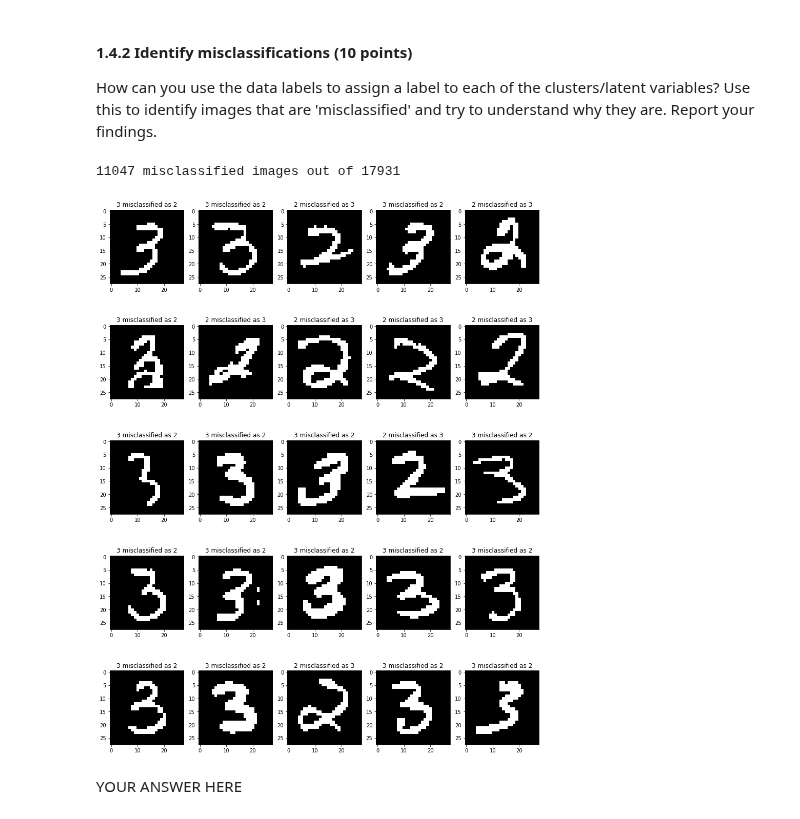
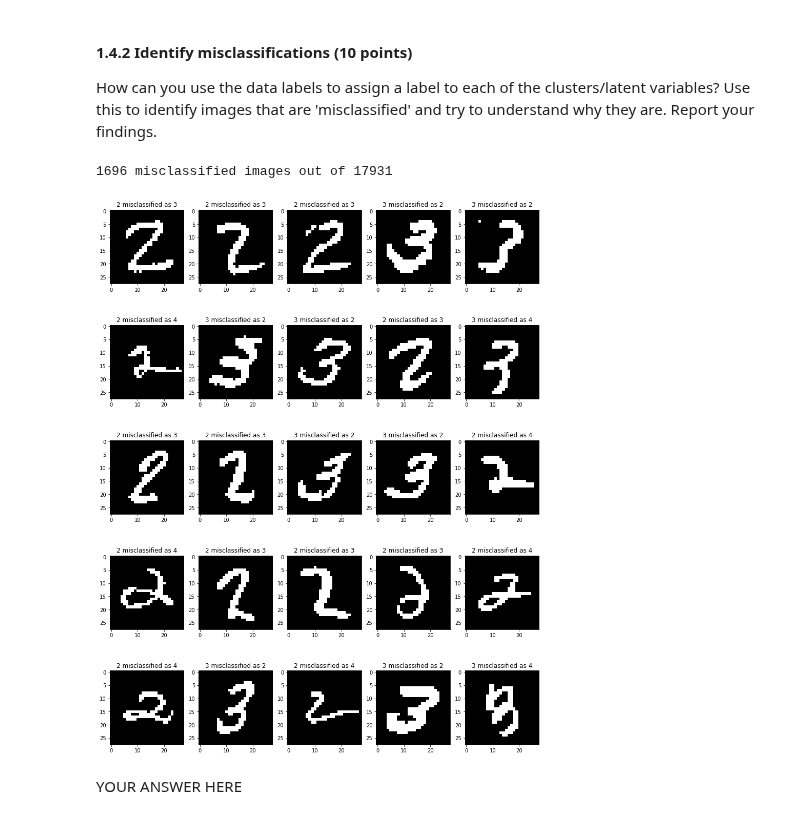
Before and after one commit to davide-belli/machine-learning-2-labs-hws, a Jupyter notebook: lab3/lab3.ipynb, the cells around one changed output. Cells and saved outputs as stored; diff of their text form; code cells hidden in the pictures.

```diff
--- a/lab3/lab3.ipynb
+++ b/lab3/lab3.ipynb
@@ -340,36 +335,36 @@ def test_classification(data, labels, classes, assigned_classes, gamma):
     for i in range(len(sampled_indexes)):
 
         ax = axes[i//columns, i % columns]
 
         ax.imshow(data[sampled_indexes[i]].reshape(28,28),cmap='gray') #Greys swaps colors
         ax.set_title("{} misclassified as {}".format(labels[sampled_indexes[i]], predictions[sampled_indexes[i]]))
 
     plt.show()
 
 
 
 classes = [2, 3, 4]
 
 scores = [defaultdict(float) for i in range(len(classes))]
 
 for x, l in zip(reduced_train_data, reduced_train_labels):
     for k in range(len(classes)):
         #log_prob = sum(np.log(mu[k][x == 1])) + sum(np.log(1 - mu[k][x != 1]))
         #scores[k][l] += log_prob
-        scores[k][l] += -sum((mu[k] - x)**2)
+        scores[k][l] += -sum((mu3[k] - x)**2)
 
 
 scores = [dict(scores[i]) for i in range(len(classes))]
 
 assigned_classes = [max(scores[i], key=scores[i].get) for i in range(len(classes))]
 
 #     print(scores)
 #     print(assigned_classes)
 
 test_classification(reduced_train_data, reduced_train_labels, classes, assigned_classes, gamma3)
 # %% [output]
-11047 misclassified images out of 17931
+1696 misclassified images out of 17931
-[figure, old version]
+[figure, new version]
 # %% [markdown]
 YOUR ANSWER HERE
 # %% [markdown]
```
Also changed, not shown: parts of 2 cells of this notebook.
